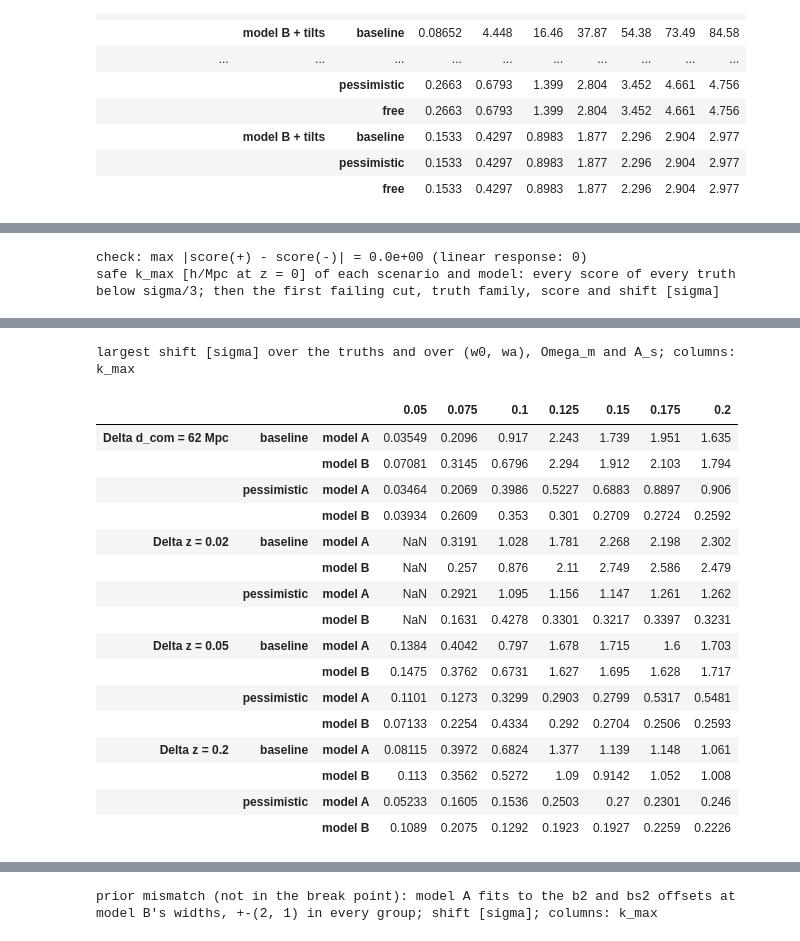
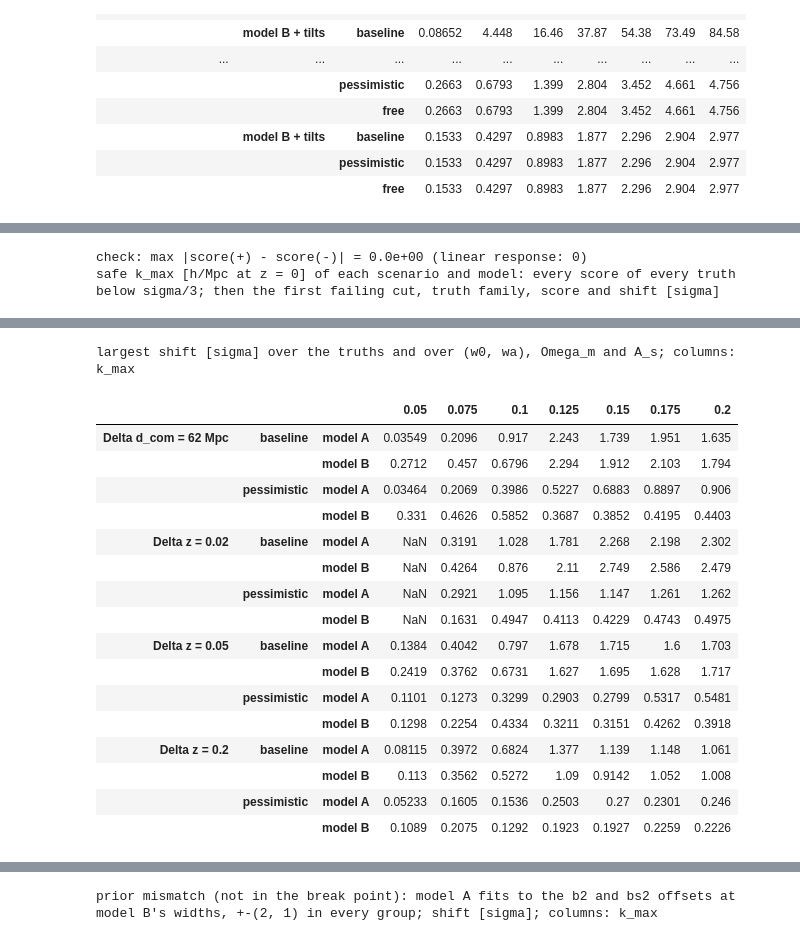
Before and after one commit to SBU-COSMOLIKE/lssty1xdesi, a Jupyter notebook: EXAMPLE_EVALUATE_FISHER_MODEL_B.ipynb, the cells around one changed output, grey strips where cells are left out. Drawn from its saved outputs; the diff is of its cells as text; code cells hidden in the pictures.

```diff
--- a/EXAMPLE_EVALUATE_FISHER_MODEL_B.ipynb
+++ b/EXAMPLE_EVALUATE_FISHER_MODEL_B.ipynb
@@ -194,26 +196,38 @@ LSST_Y1_SRD_FOM_OM_AS = 214.9
 # when they differ.
 LAYOUTS = {
     'Delta d_com = 62 Mpc': {
-        'yaml': PROJECT + 'EXAMPLE_EVALUATE_MODEL_A1.yaml',
+        'yaml': PROJECT + 'exploration/EXAMPLE_EVALUATE_MODEL_A1.yaml',
         'dataset': 'lssty1xdesi_desi_dr3',
         'bias_params': PROJECT + 'likelihood/params_desi.yaml',
         'overrides': {}, 'accuracy_boost': 1.0},
     'Delta z = 0.02': {
-        'yaml': PROJECT + 'EXAMPLE_EVALUATE_MODEL_A2.yaml',
+        'yaml': PROJECT + 'exploration/EXAMPLE_EVALUATE_MODEL_A2.yaml',
         'dataset': 'lssty1xdesi_desi_dr1_dz0p02',
         'bias_params': PROJECT + 'likelihood/params_desi_dr1_dz0p02.yaml',
         'overrides': {}, 'accuracy_boost': 1.0},
     'Delta z = 0.05': {
-        'yaml': PROJECT + 'EXAMPLE_EVALUATE_MODEL_A3.yaml',
+        'yaml': PROJECT + 'exploration/EXAMPLE_EVALUATE_MODEL_A3.yaml',
         'dataset': 'lssty1xdesi_desi_dr1_dz0p05',
         'bias_params': PROJECT + 'likelihood/params_desi_dr1_dz0p05.yaml',
         'overrides': {'nonlimber_accuracyboost': 32.0}, 'accuracy_boost': 1.0},
     'Delta z = 0.2': {
-        'yaml': PROJECT + 'EXAMPLE_EVALUATE_MODEL_A4.yaml',
+        'yaml': PROJECT + 'exploration/EXAMPLE_EVALUATE_MODEL_A4.yaml',
         'dataset': 'lssty1xdesi_desi_dr1_dz0p20',
         'bias_params': PROJECT + 'likelihood/params_desi_dr1_dz0p20.yaml',
         'overrides': {'nonlimber_accuracyboost': 64.0}, 'accuracy_boost': 3.0},
 }
+def comparable(settings):
+    '''Cache settings without the directories of their files: a yaml or a
+    parameter file that moves (the model A examples now live in exploration/)
+    keeps its caches valid, since its basename and content set the
+    derivatives, not its directory.'''
+    out = dict(settings)
+    for field in ('yaml', 'bias_params'):
+        if field in out:
+            out[field] = os.path.basename(out[field])
+    return out
+
+
 LAYOUT_LABELS = {'Delta d_com = 62 Mpc': r'$\Delta d_\mathrm{com} = 62$ Mpc',
                  'Delta z = 0.02': r'$\Delta z = 0.02$',
                  'Delta z = 0.05': r'$\Delta z = 0.05$',
@@ -289,7 +303,9 @@ RECOMPUTE_TEMPLATES = False
 # The bias truths of section 7, each at one sigma and the same in every bin
 # (the drift: linear across each group), applied to a fit of each variant;
 # each is a term the variant does not model, or models with a prior:
-#   alpha_2 = +-ALPHA2_TRUTH h^-2 Mpc^2 (model A only: model B fits alpha_2);
+#   alpha_2: for model A +-ALPHA2_TRUTH h^-2 Mpc^2, the term it lacks; for
+#     model B, which fits alpha_2, +-1 sigma of its own prior,
+#     COUNTERTERM_FRACTION/k_max^2 at each cut, as every free nuisance;
 #   SN2 = +-SN2_TRUTH units of f_sat sigma_sat^2/nbar;
 #   the b2 and bs2 offsets at +-1 sigma of the variant's own widths;
 #   the calibration drift: the offsets linear in redshift across each group,
@@ -436,7 +452,7 @@ for key in LAYOUTS:
     with open(cache, 'rb') as f:
         cached = pickle.load(f)
     expected = {**LAYOUTS[key], 'steps': dict(MODEL_A_STEPS), 'h': H_MAIN}
-    if cached['settings'] != expected:
+    if comparable(cached['settings']) != comparable(expected):
         raise RuntimeError(f'{cache} was computed with {cached["settings"]}; this '
                            f'notebook expects {expected}')
     derivs[key] = cached['derivs']
@@ -668,7 +684,7 @@ for key in COMPUTE_ORDER:
     else:
         with open(cache, 'rb') as f:
             cached = pickle.load(f)
-        if cached['settings'] != settings_now:
+        if comparable(cached['settings']) != comparable(settings_now):
             raise RuntimeError(f'{cache} holds other settings: set '
                                'RECOMPUTE_TEMPLATES = True')
         templates[key] = cached['templates']
@@ -898,6 +914,9 @@ def prior_diagonal(tags, model, kmax):
             out[j] = 1.0/tag[1]**2
         elif tag[0] == 'family':
             out[j] = 1.0/widths[tag[1]]**2
+        elif tag[0] == 'family_scaled':
+            # the family width times a factor (the free-per-bin comparison)
+            out[j] = 1.0/(widths[tag[1]]*tag[2])**2
     return out
 
 
@@ -1254,14 +1275,17 @@ def calibration_drift_vector(key):
     return c
 
 
-def variant_truths(key, variant):
-    '''{truth name: base vector} of the truths a fit of one variant faces;
-    each name is '<family> +' or '<family> -'.'''
+def variant_truths(key, variant, m):
+    '''{truth name: base vector} of the truths a fit of one variant faces at
+    cut m; each name is '<family> +' or '<family> -'. alpha_2 is ALPHA2_TRUTH
+    for model A, and one prior width at the cut for model B.'''
     model = variant.split()[0]
     widths = FIXED_WIDTHS[model]
     plus = {}
     if model == 'A':
         plus['alpha2'] = block_vector(key, {'a2': ALPHA2_TRUTH})
+    else:
+        plus['alpha2'] = block_vector(key, {'a2': prior_widths('B', KMAX_CUTS[m])['A2']})
     plus['SN2'] = block_vector(key, {'T2': SN2_TRUTH})
     plus['offsets'] = block_vector(key, {'b2': widths['DB2'], 'bs2': widths['DBS']})
     plus['calibration drift'] = calibration_drift_vector(key)
@@ -1299,8 +1323,8 @@ def truth_scores(system, truths):
 SCORES, MISMATCH = {}, {}
 for key in LAYOUTS:
     mismatch_truths = {t: block_vector(key, a) for t, a in MISMATCH_TRUTHS.items()}
-    truths_of = {v: variant_truths(key, v) for v in VARIANTS}
     for m in range(NK):
+        truths_of = {v: variant_truths(key, v, m) for v in VARIANTS}
         for variant in VARIANTS:
             for prior in FIT_PRIORS:
                 system, status = fit_system(key, m, variant, prior)
@@ -1450,19 +1474,19 @@ safe k_max [h/Mpc at z = 0] of each scenario and model: every score of every tru
 | Delta z = 0.05 | 0.05; at 0.075: calibration drift... | 0.05; at 0.075: calibration drift... | 0.15; at 0.175: alpha2, As_1e9 0.53 | 0.075; at 0.1: offsets, omegam 0.43 |
 | Delta z = 0.2 | 0.05; at 0.075: calibration drift... | 0.05; at 0.075: calibration drift... | 0.2 (every cut) | 0.2 (every cut) |
 largest shift [sigma] over the truths and over (w0, wa), Omega_m and A_s; columns: k_max
 |  |  |  | 0.05 | 0.075 | 0.1 | 0.125 | 0.15 | 0.175 | 0.2 |
 | Delta d_com = 62 Mpc | baseline | model A | 0.03549 | 0.2096 | 0.917 | 2.243 | 1.739 | 1.951 | 1.635 |
-|  |  | model B | 0.07081 | 0.3145 | 0.6796 | 2.294 | 1.912 | 2.103 | 1.794 |
+|  |  | model B | 0.2712 | 0.457 | 0.6796 | 2.294 | 1.912 | 2.103 | 1.794 |
 |  | pessimistic | model A | 0.03464 | 0.2069 | 0.3986 | 0.5227 | 0.6883 | 0.8897 | 0.906 |
-|  |  | model B | 0.03934 | 0.2609 | 0.353 | 0.301 | 0.2709 | 0.2724 | 0.2592 |
+|  |  | model B | 0.331 | 0.4626 | 0.5852 | 0.3687 | 0.3852 | 0.4195 | 0.4403 |
 | Delta z = 0.02 | baseline | model A | NaN | 0.3191 | 1.028 | 1.781 | 2.268 | 2.198 | 2.302 |
-|  |  | model B | NaN | 0.257 | 0.876 | 2.11 | 2.749 | 2.586 | 2.479 |
+|  |  | model B | NaN | 0.4264 | 0.876 | 2.11 | 2.749 | 2.586 | 2.479 |
 |  | pessimistic | model A | NaN | 0.2921 | 1.095 | 1.156 | 1.147 | 1.261 | 1.262 |
-|  |  | model B | NaN | 0.1631 | 0.4278 | 0.3301 | 0.3217 | 0.3397 | 0.3231 |
+|  |  | model B | NaN | 0.1631 | 0.4947 | 0.4113 | 0.4229 | 0.4743 | 0.4975 |
 | Delta z = 0.05 | baseline | model A | 0.1384 | 0.4042 | 0.797 | 1.678 | 1.715 | 1.6 | 1.703 |
-|  |  | model B | 0.1475 | 0.3762 | 0.6731 | 1.627 | 1.695 | 1.628 | 1.717 |
+|  |  | model B | 0.2419 | 0.3762 | 0.6731 | 1.627 | 1.695 | 1.628 | 1.717 |
 |  | pessimistic | model A | 0.1101 | 0.1273 | 0.3299 | 0.2903 | 0.2799 | 0.5317 | 0.5481 |
-|  |  | model B | 0.07133 | 0.2254 | 0.4334 | 0.292 | 0.2704 | 0.2506 | 0.2593 |
+|  |  | model B | 0.1298 | 0.2254 | 0.4334 | 0.3211 | 0.3151 | 0.4262 | 0.3918 |
 | Delta z = 0.2 | baseline | model A | 0.08115 | 0.3972 | 0.6824 | 1.377 | 1.139 | 1.148 | 1.061 |
 |  |  | model B | 0.113 | 0.3562 | 0.5272 | 1.09 | 0.9142 | 1.052 | 1.008 |
 |  | pessimistic | model A | 0.05233 | 0.1605 | 0.1536 | 0.2503 | 0.27 | 0.2301 | 0.246 |
```
Also changed, not shown: parts of 13 cells of this notebook, 36 other files.
